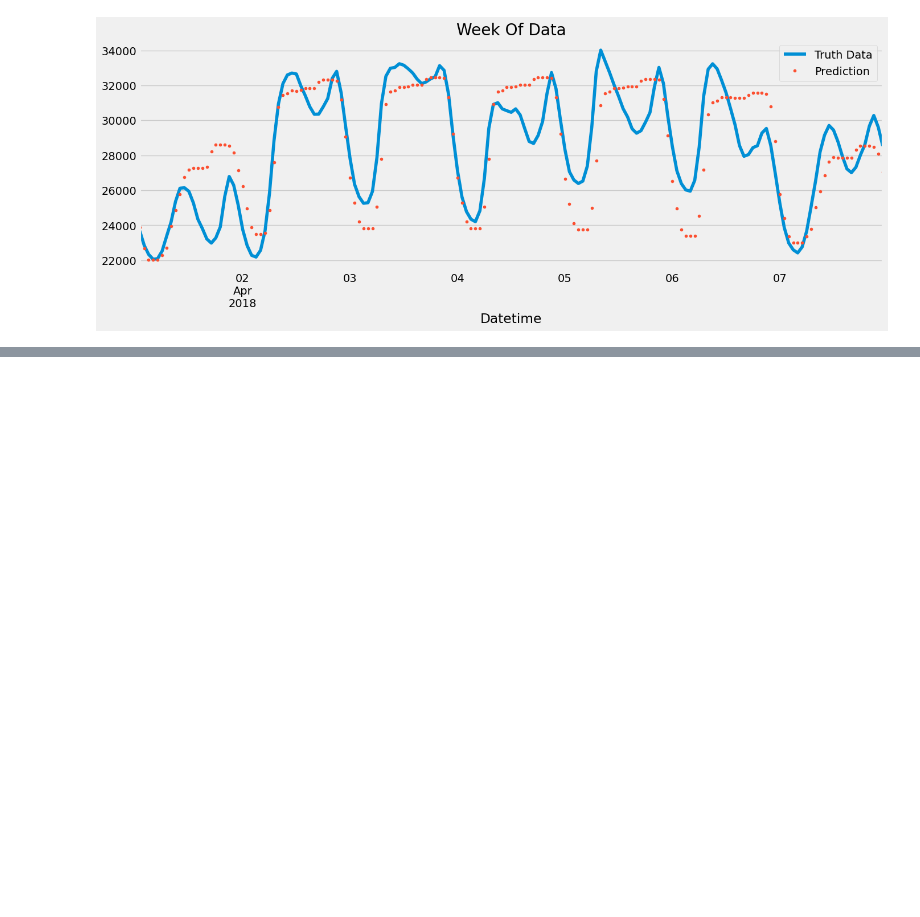
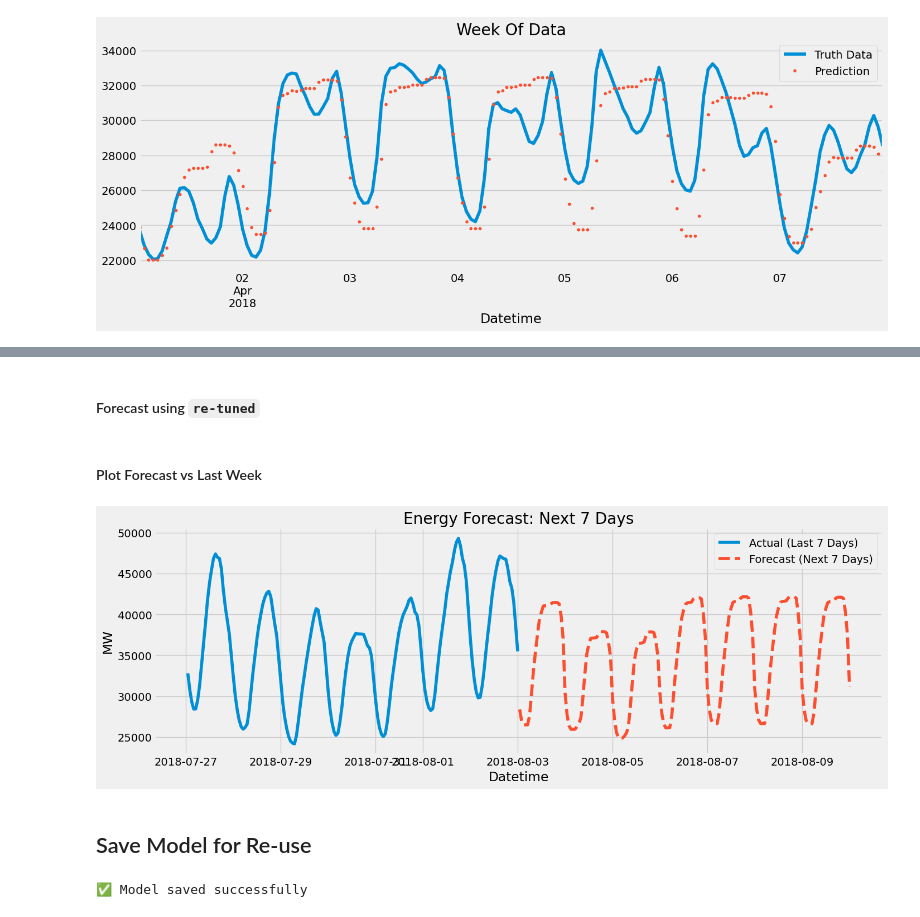
Before and after one commit to kochezz/TS-Energy-Consumption-XGB, a Jupyter notebook: notebooks/01_EDA.ipynb, the cells around one changed output, grey strips where cells are left out. Drawn from its saved outputs; the diff is of its cells as text; code cells hidden in the pictures; blank space fills up the shorter version.

```diff
--- a/notebooks/01_EDA.ipynb
+++ b/notebooks/01_EDA.ipynb
@@ -219,9 +240,15 @@ plt.show()
 # %%
+# Ensure the DataFrame is sorted by its time index first!
+PJME_data = PJME_data.sort_index()
+
+
 ax = PJME_data.loc[(PJME_data.index > '04-01-2018') & (PJME_data.index < '04-08-2018')]['PJME_MW'] \
     .plot(figsize=(15, 5), title='Week Of Data')
+
 PJME_data.loc[(PJME_data.index > '04-01-2018') & (PJME_data.index < '04-08-2018')]['prediction'] \
     .plot(style='.')
-plt.legend(['Truth Data','Prediction'])
+
+plt.legend(['Truth Data', 'Prediction'])
 plt.show()
 # %% [output]
 [figure]
@@ -227,0 +418,37 @@ plt.show()
+# %%
+
+# Create future dates
+future_dates = pd.date_range(
+    start=PJME_data.index.max() + pd.Timedelta(hours=1),
+    periods=24 * 7,  # next 7 days hourly
+    freq='H'
+)
+
+# Create DataFrame and generate ONLY the features used in training
+future_df = pd.DataFrame(index=future_dates)
+future_df['hour'] = future_df.index.hour
+future_df['dayofweek'] = future_df.index.dayofweek
+future_df['quarter'] = future_df.index.quarter
+future_df['month'] = future_df.index.month
+future_df['dayofyear'] = future_df.index.dayofyear
+future_df['year'] = future_df.index.year
+# %% [markdown]
+#### Forecast using `re-tuned`
+# %%
+# Predict future values
+future_df['forecast'] = reg_tuned.predict(future_df[FEATURES])
+# %% [markdown]
+#### Plot Forecast vs Last Week
+# %%
+plt.figure(figsize=(15, 5))
+plt.plot(PJME_data.index[-24*7:], PJME_data['PJME_MW'][-24*7:], label='Actual (Last 7 Days)')
+plt.plot(future_df.index, future_df['forecast'], label='Forecast (Next 7 Days)', linestyle='--')
+plt.title('Energy Forecast: Next 7 Days')
+plt.xlabel('Datetime')
+plt.ylabel('MW')
+plt.legend()
+plt.show()
+# %% [output]
+[figure, added]
+# %% [markdown]
+## Save Model for Re-use
@@ -227,0 +459,6 @@ plt.show()
+# %%
+# Save model
+joblib.dump(reg_tuned, "xgb_energy_forecast_model.joblib")
+print(f"✅ Model saved successfully")
+# %% [output]
+✅ Model saved successfully
```
Also changed, not shown: parts of 23 cells of this notebook, 9 other files.
